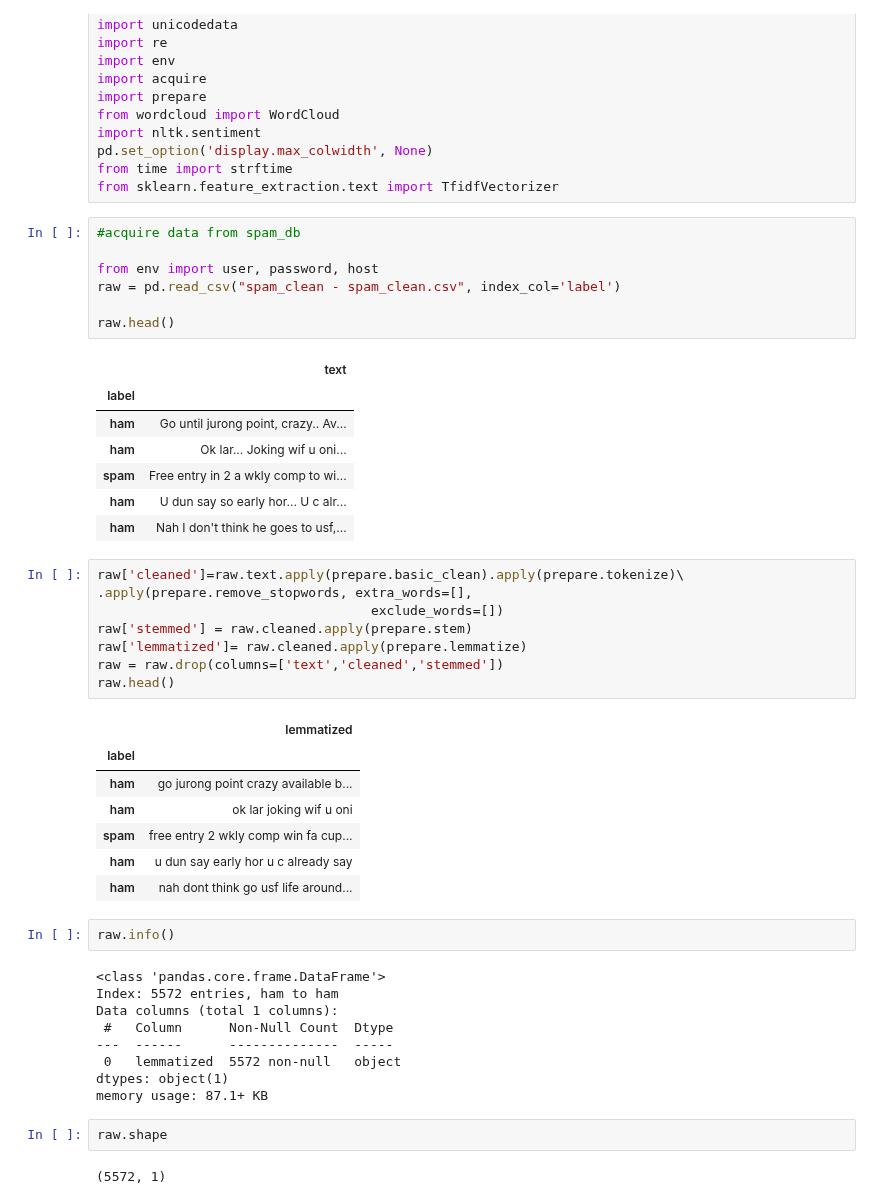
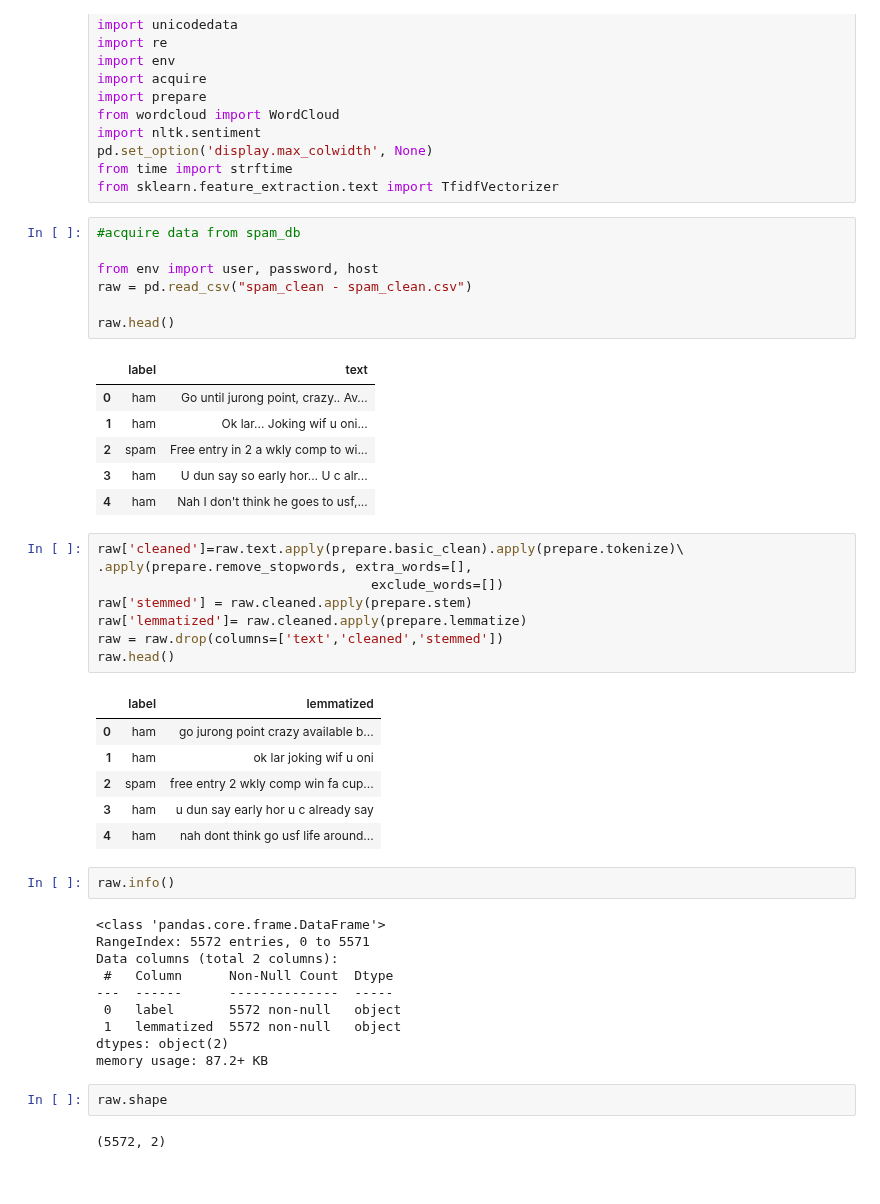
Before and after one commit to brianclements03/nlp, a Jupyter notebook: model.ipynb, the cells around one changed output. Drawn from its saved outputs; the diff is of its cells as text.

```diff
--- a/model.ipynb
+++ b/model.ipynb
@@ -18,18 +18,17 @@ from sklearn.feature_extraction.text import TfidfVectorizer
 # %%
 #acquire data from spam_db
 
 from env import user, password, host
-raw = pd.read_csv("spam_clean - spam_clean.csv", index_col='label')
+raw = pd.read_csv("spam_clean - spam_clean.csv")
 
 raw.head()
 # %% [output]
-|  | text |
-| label |  |
-| ham | Go until jurong point, crazy.. Av... |
-| ham | Ok lar... Joking wif u oni... |
-| spam | Free entry in 2 a wkly comp to wi... |
-| ham | U dun say so early hor... U c alr... |
-| ham | Nah I don't think he goes to usf,... |
+|  | label | text |
+| 0 | ham | Go until jurong point, crazy.. Av... |
+| 1 | ham | Ok lar... Joking wif u oni... |
+| 2 | spam | Free entry in 2 a wkly comp to wi... |
+| 3 | ham | U dun say so early hor... U c alr... |
+| 4 | ham | Nah I don't think he goes to usf,... |
 # %%
 raw['cleaned']=raw.text.apply(prepare.basic_clean).apply(prepare.tokenize)\
 .apply(prepare.remove_stopwords, extra_words=[],
@@ -39,25 +38,25 @@ raw['lemmatized']= raw.cleaned.apply(prepare.lemmatize)
 raw = raw.drop(columns=['text','cleaned','stemmed'])
 raw.head()
 # %% [output]
-|  | lemmatized |
-| label |  |
-| ham | go jurong point crazy available b... |
-| ham | ok lar joking wif u oni |
-| spam | free entry 2 wkly comp win fa cup... |
-| ham | u dun say early hor u c already say |
-| ham | nah dont think go usf life around... |
+|  | label | lemmatized |
+| 0 | ham | go jurong point crazy available b... |
+| 1 | ham | ok lar joking wif u oni |
+| 2 | spam | free entry 2 wkly comp win fa cup... |
+| 3 | ham | u dun say early hor u c already say |
+| 4 | ham | nah dont think go usf life around... |
 # %%
 raw.info()
 # %% [output]
 <class 'pandas.core.frame.DataFrame'>
-Index: 5572 entries, ham to ham
-Data columns (total 1 columns):
+RangeIndex: 5572 entries, 0 to 5571
+Data columns (total 2 columns):
  #   Column      Non-Null Count  Dtype
 ---  ------      --------------  -----
- 0   lemmatized  5572 non-null   object
-dtypes: object(1)
-memory usage: 87.1+ KB
+ 0   label       5572 non-null   object
+ 1   lemmatized  5572 non-null   object
+dtypes: object(2)
+memory usage: 87.2+ KB
 # %%
 raw.shape
 # %% [output]
-(5572, 1)
+(5572, 2)
```
Also changed, not shown: parts of 19 cells of this notebook, 1 other file.
